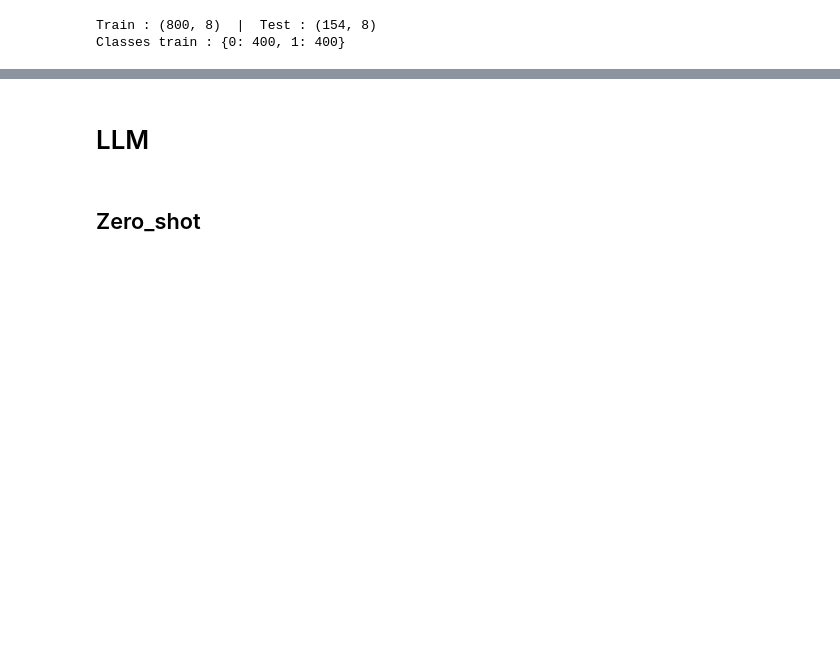
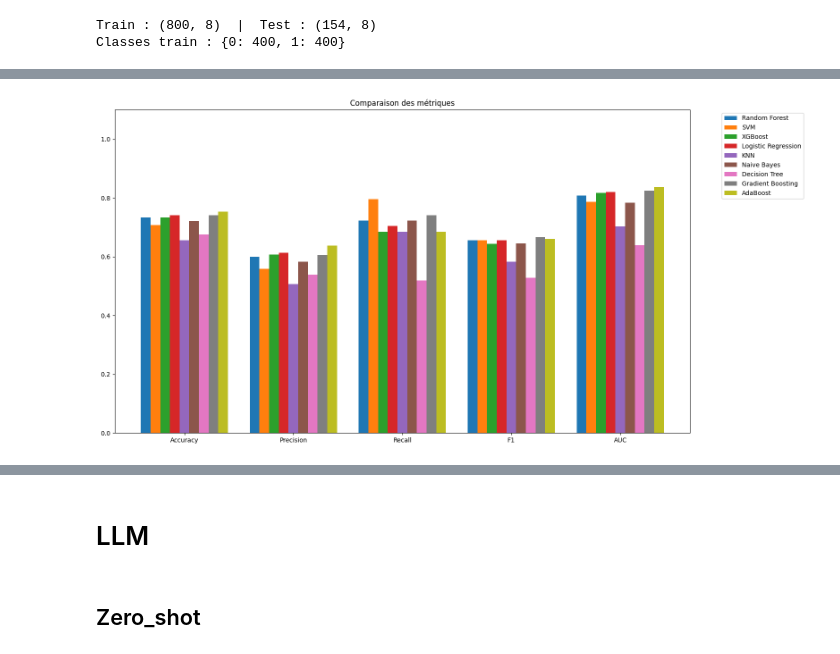
Before and after one commit to touXik/LLM-vs-ML-projet-nlp-, a Jupyter notebook: ML_vs_LLM.ipynb, the cells around one changed output, grey strips where cells are left out. Cells and saved outputs as stored; diff of their text form; code cells hidden in the pictures; blank space fills up the shorter version.

```diff
--- a/ML_vs_LLM.ipynb
+++ b/ML_vs_LLM.ipynb
@@ -43,7 +49,16 @@ models = {
     "Random Forest": RandomForestClassifier(n_estimators=100, random_state=42),
     "SVM":           SVC(kernel='rbf', probability=True, random_state=42),
     "XGBoost":       XGBClassifier(n_estimators=100, random_state=42,
-                                   eval_metric='logloss', verbosity=0)
+                                  eval_metric='logloss', verbosity=0),
+
+    "Logistic Regression": LogisticRegression(max_iter=1000),
+    "KNN": KNeighborsClassifier(n_neighbors=5),
+    "Naive Bayes": GaussianNB(),
+    "Decision Tree": DecisionTreeClassifier(random_state=42),
+
+    "Gradient Boosting": GradientBoostingClassifier(n_estimators=100),
+    "AdaBoost": AdaBoostClassifier(n_estimators=100),
+
 }
 # %%
 cv = StratifiedKFold(n_splits=5, shuffle=True, random_state=42)
@@ -80,7 +99,10 @@ for name, model in models.items():
 
     # Prédictions
     y_pred      = model.predict(X_test)
-    y_pred_prob = model.predict_proba(X_test)[:, 1]
+    if hasattr(model, "predict_proba"):
+      y_pred_prob = model.predict_proba(X_test)[:, 1]
+    else:
+      y_pred_prob = None
 
     # Métriques
     results[name] = {
@@ -166,0 +135,68 @@ Graphique sauvegardé : resultats_ml.png
+# %%
+import math
+
+model_names = list(results.keys())
+n_models = len(model_names)
+
+# ── FIGURE 1 : métriques ──
+metrics = ["Accuracy", "Precision", "Recall", "F1", "AUC"]
+x = np.arange(len(metrics))
+width = 0.8 / n_models
+
+plt.figure(figsize=(16, 8))
+
+for i, name in enumerate(model_names):
+    vals = [results[name][m] for m in metrics]
+    plt.bar(x + i * width, vals, width, label=name)
+
+plt.xticks(x + width * (n_models - 1) / 2, metrics)
+plt.ylim(0, 1.1)
+plt.title("Comparaison des métriques")
+plt.legend(bbox_to_anchor=(1.05, 1))
+plt.tight_layout()
+plt.show()
+
+
+# ── FIGURE 2 : boxplot CV ──
+plt.figure(figsize=(16, 8))
+sns.boxplot(data=pd.DataFrame(cv_results))
+plt.title("Validation croisée (F1)")
+plt.xticks(rotation=45)
+plt.show()
+
+
+# ── FIGURE 3 : ROC ──
+plt.figure(figsize=(10, 8))
+
+for name in model_names:
+    if results[name]["y_prob"] is not None:
+        fpr, tpr, _ = roc_curve(y_test, results[name]["y_prob"])
+        auc = results[name]["AUC"]
+        plt.plot(fpr, tpr, label=f"{name} (AUC={auc:.2f})")
+
+plt.plot([0, 1], [0, 1], 'k--')
+plt.title("Courbes ROC")
+plt.legend(bbox_to_anchor=(1.05, 1))
+plt.show()
+
+
+# ── FIGURE 4 : matrices de confusion ──
+n_cols = 3
+n_rows = math.ceil(n_models / n_cols)
+
+fig, axes = plt.subplots(n_rows, n_cols, figsize=(18, 5 * n_rows))
+axes = np.array(axes).reshape(-1)
+
+for i, name in enumerate(model_names):
+    cm = confusion_matrix(y_test, results[name]["y_pred"])
+    sns.heatmap(cm, annot=True, fmt='d', cmap='Blues', ax=axes[i])
+    axes[i].set_title(name)
+
+# cacher cases vides
+for j in range(i + 1, len(axes)):
+    fig.delaxes(axes[j])
+
+plt.tight_layout()
+plt.show()
+# %% [output]
+[figure, added]
```
Also changed, not shown: parts of 6 cells of this notebook.
